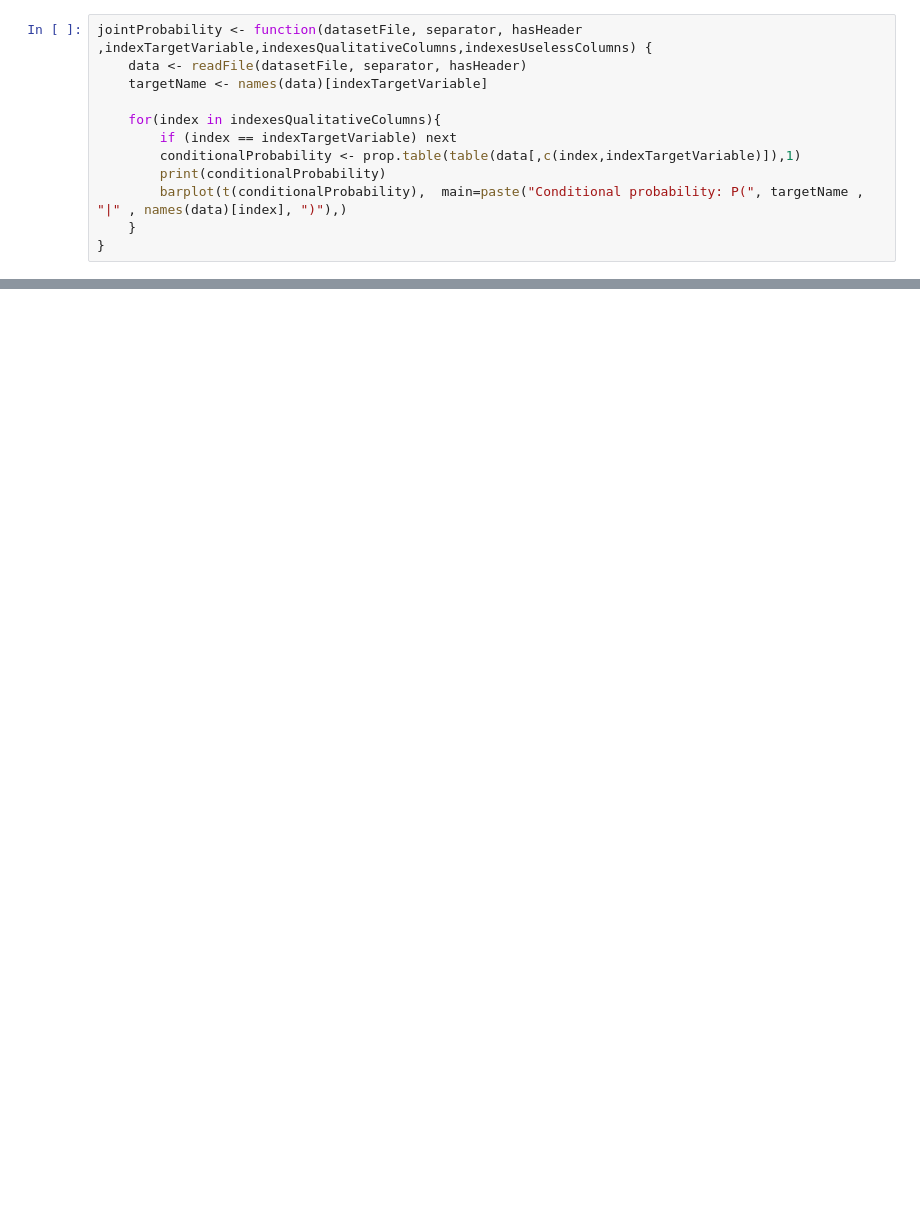
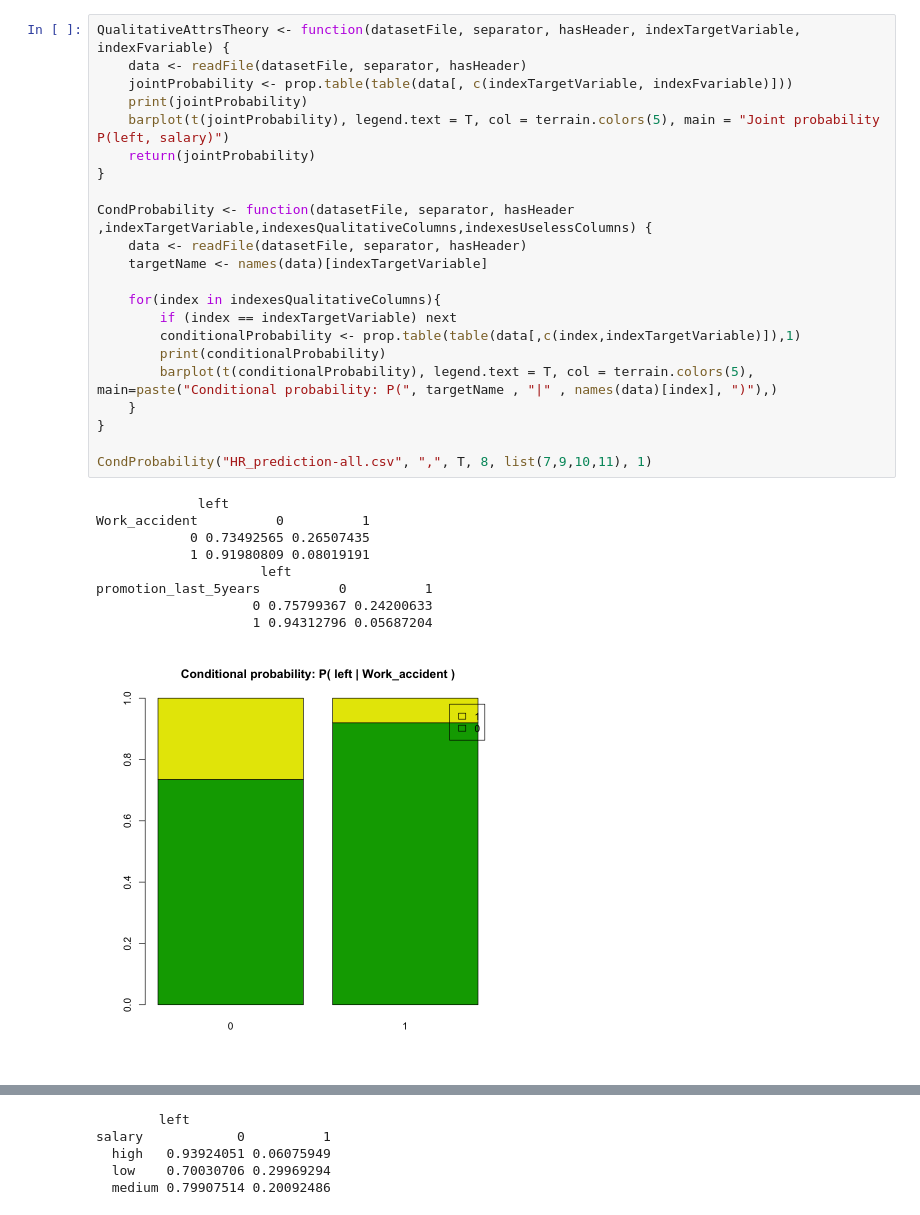
Before and after one commit to simgonzalez/HEG_data_mining, a Jupyter notebook: TP1-a.ipynb, the cells around one changed output, grey strips where cells are left out. Saved outputs shown, nothing was run; the diff lists cells and outputs as text; blank space fills up the shorter version.

```diff
--- a/TP1-a.ipynb
+++ b/TP1-a.ipynb
@@ -42,12 +38,32 @@ salary
 # %%
-jointProbability <- function(datasetFile, separator, hasHeader ,indexTargetVariable,indexesQualitativeColumns,indexesUselessColumns) {
+QualitativeAttrsTheory <- function(datasetFile, separator, hasHeader, indexTargetVariable, indexFvariable) {
+    data <- readFile(datasetFile, separator, hasHeader)
+    jointProbability <- prop.table(table(data[, c(indexTargetVariable, indexFvariable)]))
+    print(jointProbability)
+    barplot(t(jointProbability), legend.text = T, col = terrain.colors(5), main = "Joint probability P(left, salary)")
+    return(jointProbability)
+}
+
+CondProbability <- function(datasetFile, separator, hasHeader ,indexTargetVariable,indexesQualitativeColumns,indexesUselessColumns) {
     data <- readFile(datasetFile, separator, hasHeader)
     targetName <- names(data)[indexTargetVariable]
 
     for(index in indexesQualitativeColumns){
         if (index == indexTargetVariable) next
         conditionalProbability <- prop.table(table(data[,c(index,indexTargetVariable)]),1)
         print(conditionalProbability)
-        barplot(t(conditionalProbability),  main=paste("Conditional probability: P(", targetName , "|" , names(data)[index], ")"),)
+        barplot(t(conditionalProbability), legend.text = T, col = terrain.colors(5),  main=paste("Conditional probability: P(", targetName , "|" , names(data)[index], ")"),)
     }
 }
+
+CondProbability("HR_prediction-all.csv", ",", T, 8, list(7,9,10,11), 1)
+# %% [output]
+             left
+Work_accident          0          1
+            0 0.73492565 0.26507435
+            1 0.91980809 0.08019191
+                     left
+promotion_last_5years          0          1
+                    0 0.75799367 0.24200633
+                    1 0.94312796 0.05687204
+[figure, added]
@@ -53,0 +83,5 @@ jointProbability <- function(datasetFile, separator, hasHeader ,indexTargetVaria
+        left
+salary            0          1
+  high   0.93924051 0.06075949
+  low    0.70030706 0.29969294
+  medium 0.79907514 0.20092486
```
Also changed, not shown: parts of 10 cells of this notebook, 1 other file.
